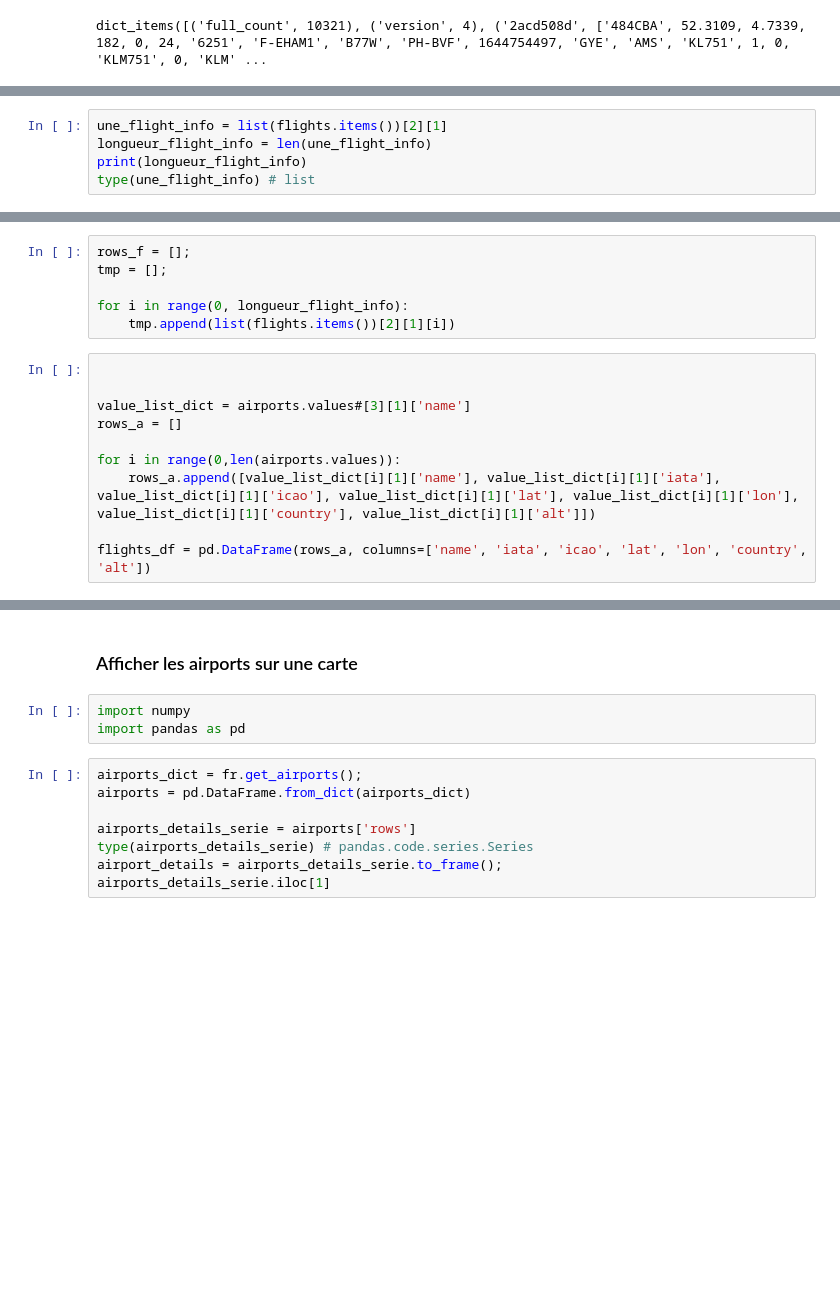
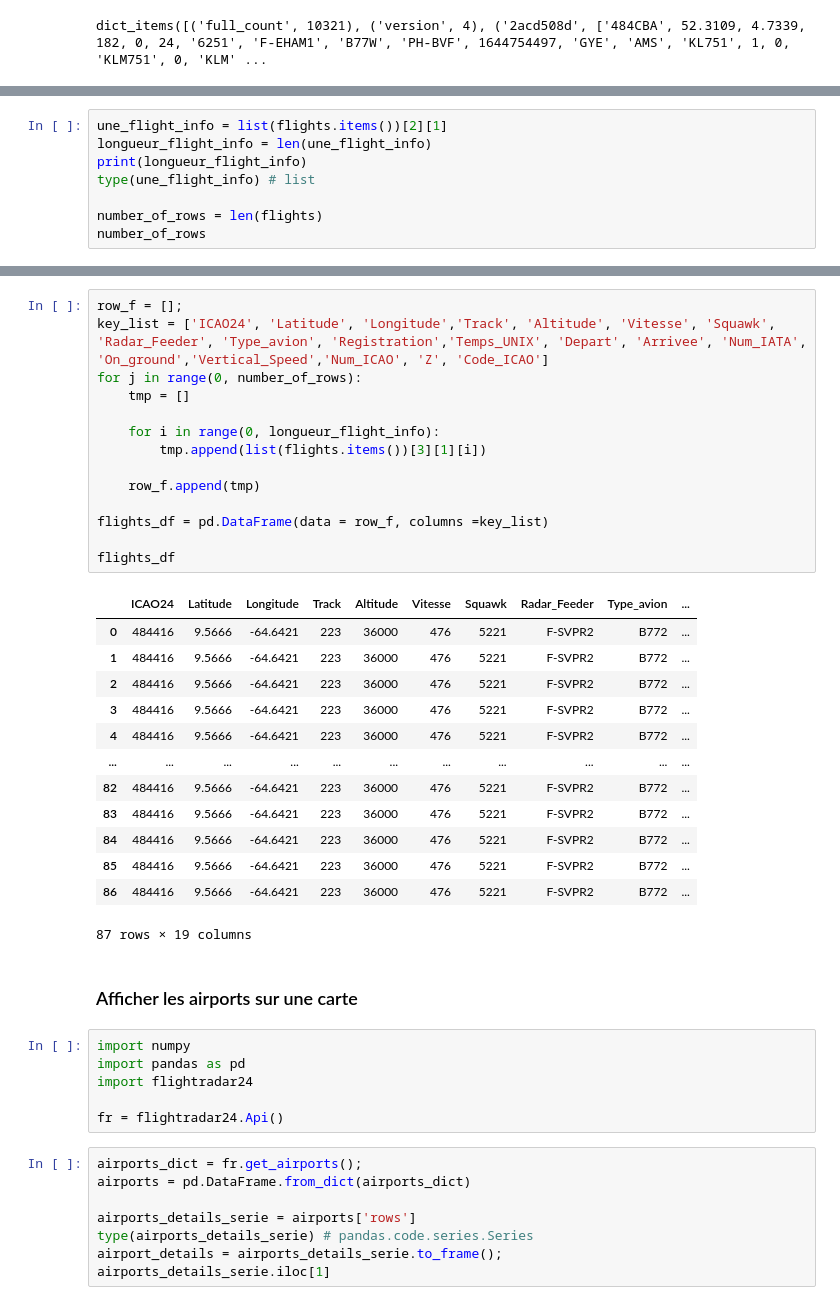
Before and after one commit to annevogel13/lifradaravion, a Jupyter notebook: Origin_Loris_Continue_Anne.ipynb, the cells around one changed output, grey strips where cells are left out. Cells and saved outputs as stored; diff of their text form; blank space fills up the shorter version.

Commit message:
sauvegarde le travail de aujourd'hui, presque fini avec les flights

```diff
--- a/Test_FlightRadarAPI_Loris.ipynb
+++ b/Origin_Loris_Continue_Anne.ipynb
@@ -224,5 +224,8 @@ une_flight_info = list(flights.items())[2][1]
 longueur_flight_info = len(une_flight_info)
 print(longueur_flight_info)
 type(une_flight_info) # list
+
+number_of_rows = len(flights)
+number_of_rows
 # %% [output]
 19
@@ -230,16 +232,0 @@ list
-# %%
-rows_f = [];
-tmp = [];
-
-for i in range(0, longueur_flight_info):
-    tmp.append(list(flights.items())[2][1][i])
-# %%
-
-
-value_list_dict = airports.values#[3][1]['name']
-rows_a = []
-
-for i in range(0,len(airports.values)):
-    rows_a.append([value_list_dict[i][1]['name'], value_list_dict[i][1]['iata'], value_list_dict[i][1]['icao'], value_list_dict[i][1]['lat'], value_list_dict[i][1]['lon'], value_list_dict[i][1]['country'], value_list_dict[i][1]['alt']])
-
-flights_df = pd.DataFrame(rows_a, columns=['name', 'iata', 'icao', 'lat', 'lon', 'country', 'alt'])
@@ -261,8 +253,39 @@ titles = [1,2,3,4,5,6,8,9,10,11,12,13,14,15,16,17,18,19]
+# %%
+row_f = [];
+key_list = ['ICAO24', 'Latitude', 'Longitude','Track', 'Altitude', 'Vitesse', 'Squawk', 'Radar_Feeder', 'Type_avion', 'Registration','Temps_UNIX', 'Depart', 'Arrivee', 'Num_IATA', 'On_ground','Vertical_Speed','Num_ICAO', 'Z', 'Code_ICAO']
+for j in range(0, number_of_rows):
+    tmp = []
+
+    for i in range(0, longueur_flight_info):
+        tmp.append(list(flights.items())[3][1][i])
+
+    row_f.append(tmp)
+
+flights_df = pd.DataFrame(data = row_f, columns =key_list)
+
+flights_df
+# %% [output]
+|  | ICAO24 | Latitude | Longitude | Track | Altitude | Vitesse | Squawk | Radar_Feeder | Type_avion | ... |
+| 0 | 484416 | 9.5666 | -64.6421 | 223 | 36000 | 476 | 5221 | F-SVPR2 | B772 | ... |
+| 1 | 484416 | 9.5666 | -64.6421 | 223 | 36000 | 476 | 5221 | F-SVPR2 | B772 | ... |
+| 2 | 484416 | 9.5666 | -64.6421 | 223 | 36000 | 476 | 5221 | F-SVPR2 | B772 | ... |
+| 3 | 484416 | 9.5666 | -64.6421 | 223 | 36000 | 476 | 5221 | F-SVPR2 | B772 | ... |
+| 4 | 484416 | 9.5666 | -64.6421 | 223 | 36000 | 476 | 5221 | F-SVPR2 | B772 | ... |
+| ... | ... | ... | ... | ... | ... | ... | ... | ... | ... | ... |
+| 82 | 484416 | 9.5666 | -64.6421 | 223 | 36000 | 476 | 5221 | F-SVPR2 | B772 | ... |
+| 83 | 484416 | 9.5666 | -64.6421 | 223 | 36000 | 476 | 5221 | F-SVPR2 | B772 | ... |
+| 84 | 484416 | 9.5666 | -64.6421 | 223 | 36000 | 476 | 5221 | F-SVPR2 | B772 | ... |
+| 85 | 484416 | 9.5666 | -64.6421 | 223 | 36000 | 476 | 5221 | F-SVPR2 | B772 | ... |
+| 86 | 484416 | 9.5666 | -64.6421 | 223 | 36000 | 476 | 5221 | F-SVPR2 | B772 | ... |
+87 rows × 19 columns
 # %% [markdown]
 ### Afficher les airports sur une carte
 # %%
 import numpy
 import pandas as pd
+import flightradar24
+
+fr = flightradar24.Api()
 # %%
 airports_dict = fr.get_airports();
 airports = pd.DataFrame.from_dict(airports_dict)
```
Also changed, not shown: parts of 4 cells of this notebook, 1 other file.
